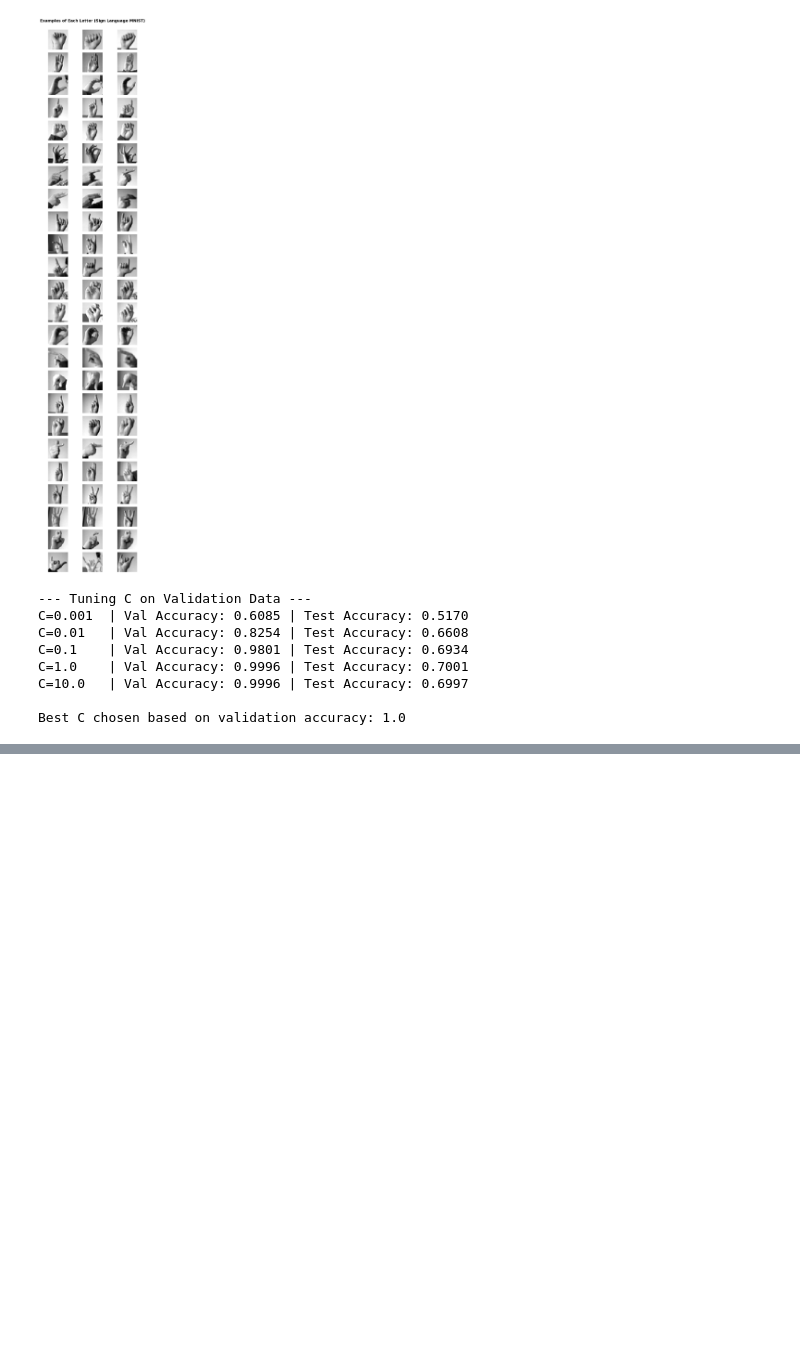
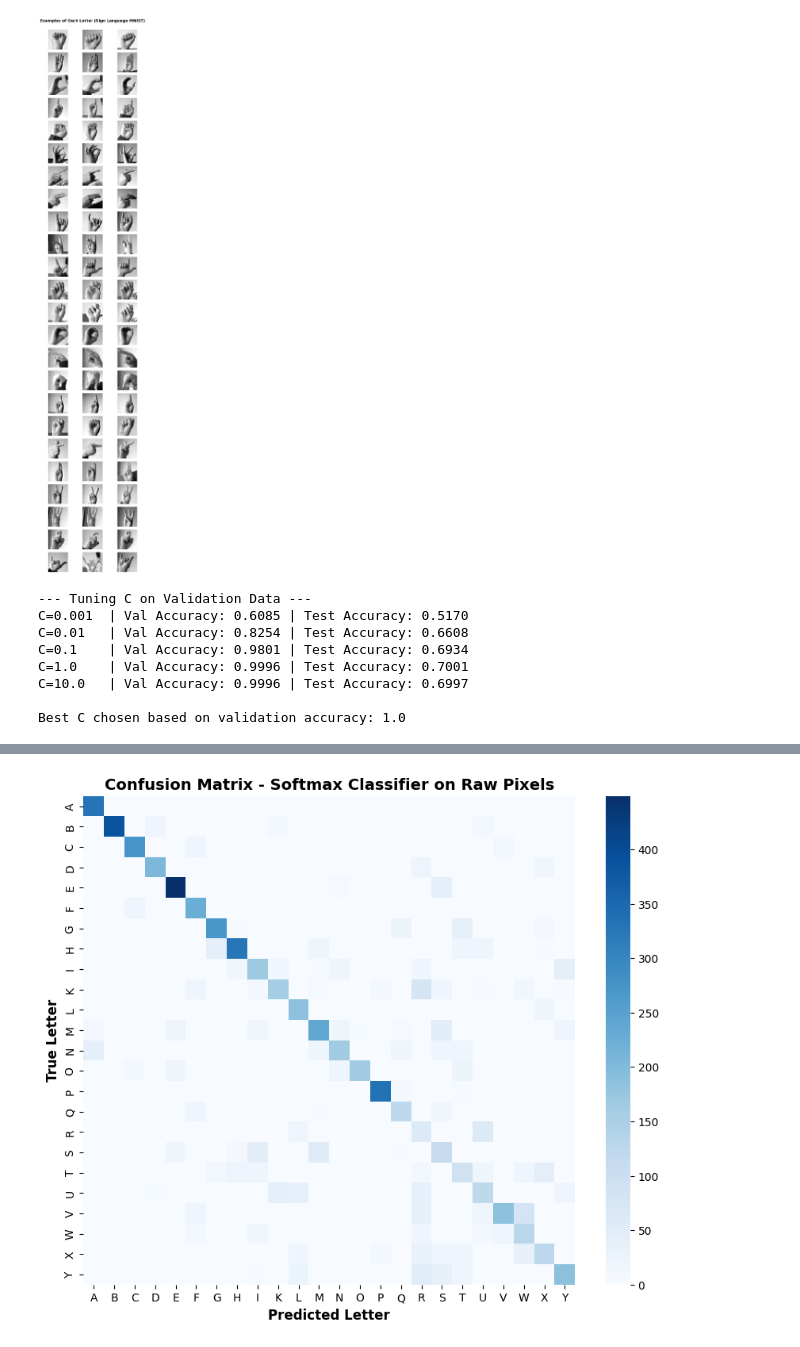
Before and after one commit to rama603/Reading-Sign-Language-, a Jupyter notebook: Reading_Sign_Language.ipynb, the cells around one changed output, grey strips where cells are left out. Saved outputs shown, nothing was run; the diff lists cells and outputs as text; code cells hidden in the pictures; blank space fills up the shorter version.

```diff
--- a/Reading_Sign_Language.ipynb
+++ b/Reading_Sign_Language.ipynb
@@ -110,0 +137,88 @@ Best C chosen based on validation accuracy: 1.0
+# %%
+import numpy as np
+import matplotlib.pyplot as plt
+import seaborn as sns
+from sklearn.metrics import confusion_matrix
+
+# 1. Correct label-to-letter mapping for Sign Language MNIST
+# (A-I are 0-8; K-Y are 10-24, since J=9 is skipped)
+def get_letter(label):
+    label = int(label)
+    if label == 9:
+        return 'J'
+    return chr(ord('A') + label)
+
+# 2. Get predictions and determine the exact unique labels present
+final_test_preds = best_model.predict(X_test)
+active_labels = sorted(np.unique(np.concatenate([y_test, final_test_preds])))
+active_letters = [get_letter(l) for l in active_labels]
+
+# 3. Compute confusion matrix using ONLY the active labels present in the data
+cm = confusion_matrix(y_test, final_test_preds, labels=active_labels)
+
+# 4. Find the top 5 most confused letter pairs (ignoring the diagonal)
+cm_no_diag = cm.copy()
+np.fill_diagonal(cm_no_diag, 0)
+flat_idxs = np.argsort(cm_no_diag.ravel())[::-1]
+
+print("--- TOP 5 MOST CONFUSED LETTER PAIRS (CORRECTED) ---")
+top_confusions = []
+count = 0
+for idx in flat_idxs:
+    if count >= 5:
+        break
+    r_idx, c_idx = np.unravel_index(idx, cm_no_diag.shape)
+    if cm_no_diag[r_idx, c_idx] > 0:
+        true_label_val = active_labels[r_idx]
+        pred_label_val = active_labels[c_idx]
+
+        true_let = get_letter(true_label_val)
+        pred_let = get_letter(pred_label_val)
+        freq = cm_no_diag[r_idx, c_idx]
+
+        top_confusions.append({
+            "True": true_let,
+            "Pred": pred_let,
+            "True_Val": true_label_val,
+            "Pred_Val": pred_label_val,
+            "Count": freq
+        })
+        print(f"True: {true_let} -> Predicted as {pred_let} ({freq} times)")
+        count += 1
+
+# 5. Plot the Confusion Matrix Heatmap with correct labels
+plt.figure(figsize=(10, 8))
+sns.heatmap(cm, annot=False, fmt='d', cmap='Blues',
+            xticklabels=active_letters, yticklabels=active_letters)
+plt.xlabel("Predicted Letter", fontsize=12, fontweight='bold')
+plt.ylabel("True Letter", fontsize=12, fontweight='bold')
+plt.title("Confusion Matrix - Softmax Classifier on Raw Pixels", fontsize=14, fontweight='bold')
+plt.show()
+
+# 6. Display Example Images for the #1 Most Confused Pair (guaranteed match)
+if len(top_confusions) > 0:
+    top_pair = top_confusions[0]
+    t_val = top_pair["True_Val"]
+    p_val = top_pair["Pred_Val"]
+    target_true_let = top_pair["True"]
+    target_pred_let = top_pair["Pred"]
+
+    mask = (y_test == t_val) & (final_test_preds == p_val)
+    indices = np.where(mask)[0]
+
+    print(f"\nDisplaying example images for True: '{target_true_let}' -> Predicted: '{target_pred_let}' (Found {len(indices)} instances)")
+
+    if len(indices) > 0:
+        fig, axes = plt.subplots(1, min(3, len(indices)), figsize=(6, 2))
+        if len(indices) == 1:
+            axes = [axes]
+
+        for j, idx in enumerate(indices[:3]):
+            axes[j].imshow(X_test[idx].reshape(28, 28), cmap='gray')
+            axes[j].set_title(f"True: {target_true_let}\nPred: {target_pred_let}", fontsize=9)
+            axes[j].axis('off')
+
+        plt.suptitle(f"Confusions: True '{target_true_let}' misclassified as '{target_pred_let}'", y=1.25, fontsize=12, fontweight='bold')
+        plt.tight_layout()
+        plt.show()
+# %% [output]
@@ -110,0 +231 @@ Best C chosen based on validation accuracy: 1.0
+[figure, added]
```
Also changed, not shown: parts of 3 cells of this notebook.
